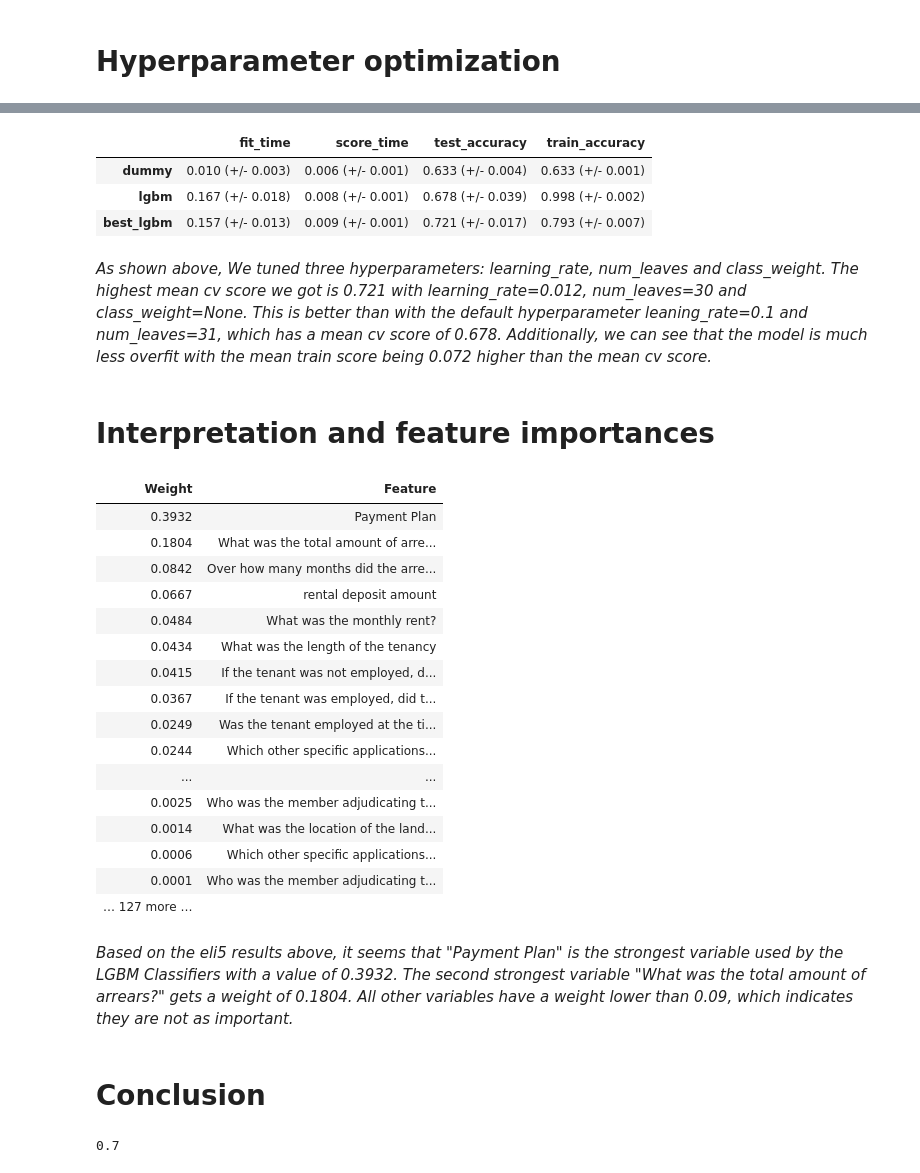
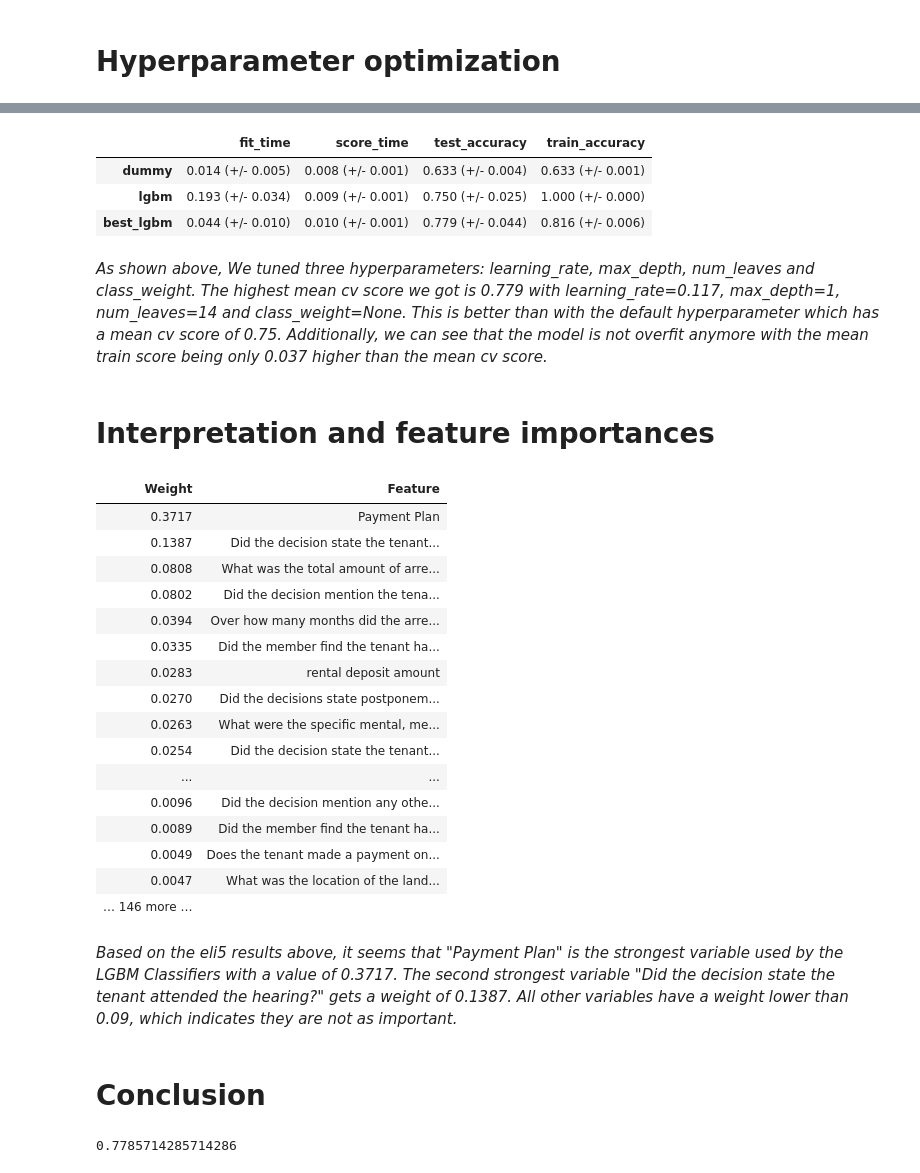
Before and after one commit to Capstone-Project-JYSF/Allard, a Jupyter notebook: models/LightGBM.ipynb, the cells around one changed output, grey strips where cells are left out. Saved outputs shown, nothing was run; the diff lists cells and outputs as text; code cells hidden in the pictures.

```diff
--- a/models/LightGBM.ipynb
+++ b/models/LightGBM.ipynb
@@ -104,22 +104,34 @@ numeric_features = [
 'Over how many months did the arrears accumulate?',
 
 ]
+
 ordinal_features = [
 'Was the tenant employed at the time of the hearing?',
 'If the tenant was not employed, did the decision state the tenant was receiving any form of government assistance (e.g. OW, childcare benefits, ODSP, OSAP)?',
 'If the tenant was employed, did the decision state any doubts about the stability of employment e.g. lack of guaranteed hours, contract work, etc.?',
 'Payment Plan'
 ]
+
 drop_features = ['case number']
+
 ordering_ordinal = [
     [-1,0,1],
     [-1,0,1],
     [-1,0,1],
     [0, 0.5, 1]
 ]
+
+passthrough_feats = list(
+    set(X_train.columns)
+    - set(categorical_features)
+    - set(numeric_features)
+    - set(ordinal_features)
+    - set(drop_features)
+)
 # %%
 preprocessor = make_column_transformer(
         (OneHotEncoder(handle_unknown="ignore"),categorical_features),
+        ("passthrough", passthrough_feats),
         (StandardScaler(),numeric_features),
         (OrdinalEncoder(categories = ordering_ordinal),ordinal_features),
         ("drop",drop_features))
@@ -216,7 +228,8 @@ With default hyperparameters num_leaves = 31 and learning_rate = 0.1, our LightG
 # %%
 param_grid = {
     "lgbmclassifier__learning_rate": np.arange(0.01, 0.2, 0.001),
-    "lgbmclassifier__num_leaves": np.arange(10, 80, 10),
+    "lgbmclassifier__max_depth": np.arange(0, 12, 1),
+    "lgbmclassifier__num_leaves": np.arange(10, 80, 2),
     "lgbmclassifier__class_weight": ["balanced", None]
 }
 
@@ -224,7 +237,7 @@ random_search = RandomizedSearchCV(
     pipe_lgbm,
     param_grid,
     n_jobs=-1,
-    n_iter=20,
+    n_iter=30,
     random_state=123,
     scoring=scoring_metrics,
     refit='accuracy',
@@ -237,6 +250,7 @@ results = pd.DataFrame(random_search.cv_results_)[
     [
         "mean_test_accuracy",
         "param_lgbmclassifier__learning_rate",
+        "param_lgbmclassifier__max_depth",
         "param_lgbmclassifier__num_leaves",
         "param_lgbmclassifier__class_weight",
         "mean_fit_time",
@@ -254,7 +270,7 @@ results
 # %%
 best_pipe_lgbm = make_pipeline(
     preprocessor,
-    LGBMClassifier(num_leaves = 30, learning_rate = 0.012, class_weight=None, random_state=123)
+    LGBMClassifier(num_leaves = 14, learning_rate = 0.117, max_depth = 1, class_weight=None, random_state=123)
 )
 # %%
 results_dict["best_lgbm"] = mean_std_cross_val_scores(
@@ -265,11 +281,11 @@ results_df = pd.DataFrame(results_dict).T
 results_df
 # %% [output]
 |  | fit_time | score_time | test_accuracy | train_accuracy |
-| dummy | 0.010 (+/- 0.003) | 0.006 (+/- 0.001) | 0.633 (+/- 0.004) | 0.633 (+/- 0.001) |
-| lgbm | 0.167 (+/- 0.018) | 0.008 (+/- 0.001) | 0.678 (+/- 0.039) | 0.998 (+/- 0.002) |
-| best_lgbm | 0.157 (+/- 0.013) | 0.009 (+/- 0.001) | 0.721 (+/- 0.017) | 0.793 (+/- 0.007) |
+| dummy | 0.014 (+/- 0.005) | 0.008 (+/- 0.001) | 0.633 (+/- 0.004) | 0.633 (+/- 0.001) |
+| lgbm | 0.193 (+/- 0.034) | 0.009 (+/- 0.001) | 0.750 (+/- 0.025) | 1.000 (+/- 0.000) |
+| best_lgbm | 0.044 (+/- 0.010) | 0.010 (+/- 0.001) | 0.779 (+/- 0.044) | 0.816 (+/- 0.006) |
 # %% [markdown]
-_As shown above, We tuned three hyperparameters: learning_rate, num_leaves and class_weight. The highest mean cv score we got is 0.721 with learning_rate=0.012, num_leaves=30 and class_weight=None. This is better than with the default hyperparameter leaning_rate=0.1 and num_leaves=31, which has a mean cv score of 0.678. Additionally, we can see that the model is much less overfit with the mean train score being 0.072 higher than the mean cv score._
+_As shown above, We tuned three hyperparameters: learning_rate, max_depth, num_leaves and class_weight. The highest mean cv score we got is 0.779 with learning_rate=0.117, max_depth=1, num_leaves=14 and class_weight=None. This is better than with the default hyperparameter which has a mean cv score of 0.75. Additionally, we can see that the model is not overfit anymore with the mean train score being only 0.037 higher than the mean cv score._
 # %% [markdown]
 # Interpretation and feature importances
 # %%
@@ -277,48 +293,48 @@ _As shown above, We tuned three hyperparameters: learning_rate, num_leaves and c
 # %%
 import eli5
 # eli5 feature importance weights for LGBM classifier
 categorical_feature_names = (
     random_search.best_estimator_
     .named_steps["columntransformer"]
     .named_transformers_["onehotencoder"]
     .get_feature_names_out(categorical_features)
     .tolist()
 )
 
 feature_names = (
-    categorical_feature_names + numeric_features + ordinal_features
+    categorical_feature_names + passthrough_feats + numeric_features + ordinal_features
 )
 
 best_pipe_lgbm.fit(X_train, y_train)
 
 eli5.explain_weights(
     best_pipe_lgbm.named_steps["lgbmclassifier"], feature_names=feature_names
 )
 # %% [output]
 | Weight | Feature |
-| 0.3932 | Payment Plan |
-| 0.1804 | What was the total amount of arre... |
-| 0.0842 | Over how many months did the arre... |
-| 0.0667 | rental deposit amount |
-| 0.0484 | What was the monthly rent? |
-| 0.0434 | What was the length of the tenancy |
-| 0.0415 | If the tenant was not employed, d... |
-| 0.0367 | If the tenant was employed, did t... |
-| 0.0249 | Was the tenant employed at the ti... |
-| 0.0244 | Which other specific applications... |
+| 0.3717 | Payment Plan |
+| 0.1387 | Did the decision state the tenant... |
+| 0.0808 | What was the total amount of arre... |
+| 0.0802 | Did the decision mention the tena... |
+| 0.0394 | Over how many months did the arre... |
+| 0.0335 | Did the member find the tenant ha... |
+| 0.0283 | rental deposit amount |
+| 0.0270 | Did the decisions state postponem... |
+| 0.0263 | What were the specific mental, me... |
+| 0.0254 | Did the decision state the tenant... |
 | ... | ... |
-| 0.0025 | Who was the member adjudicating t... |
-| 0.0014 | What was the location of the land... |
-| 0.0006 | Which other specific applications... |
-| 0.0001 | Who was the member adjudicating t... |
-| … 127 more … |  |
+| 0.0096 | Did the decision mention any othe... |
+| 0.0089 | Did the member find the tenant ha... |
+| 0.0049 | Does the tenant made a payment on... |
+| 0.0047 | What was the location of the land... |
+| … 146 more … |  |
 # %% [markdown]
-_Based on the eli5 results above, it seems that "Payment Plan" is the strongest variable used by the LGBM Classifiers with a value of 0.3932. The second strongest variable "What was the total amount of arrears?" gets a weight of 0.1804. All other variables have a weight lower than 0.09, which indicates they are not as important._
+_Based on the eli5 results above, it seems that "Payment Plan" is the strongest variable used by the LGBM Classifiers with a value of 0.3717. The second strongest variable "Did the decision state the tenant attended the hearing?" gets a weight of 0.1387. All other variables have a weight lower than 0.09, which indicates they are not as important._
 # %% [markdown]
 # Conclusion
 # %%
 test_score = best_pipe_lgbm.score(X_test, y_test)
 test_score
 # %% [output]
-0.7
+0.7785714285714286
 # %% [markdown]
```
Also changed, not shown: parts of 6 cells of this notebook.
